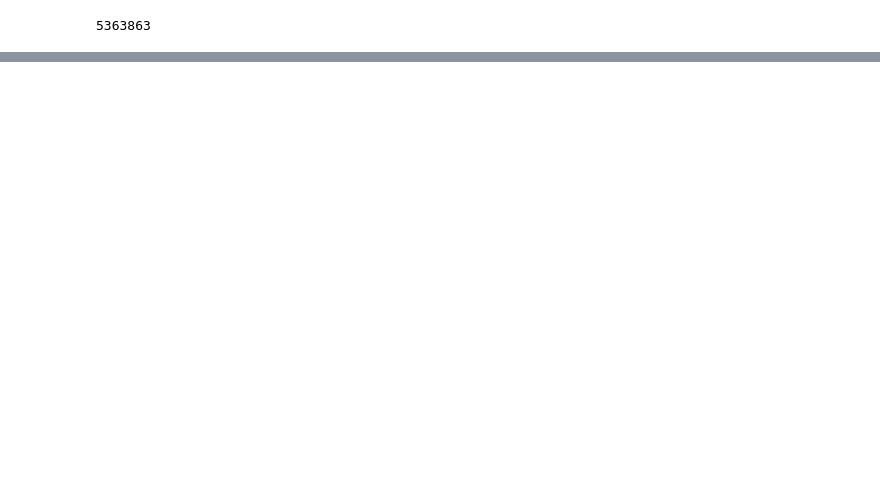
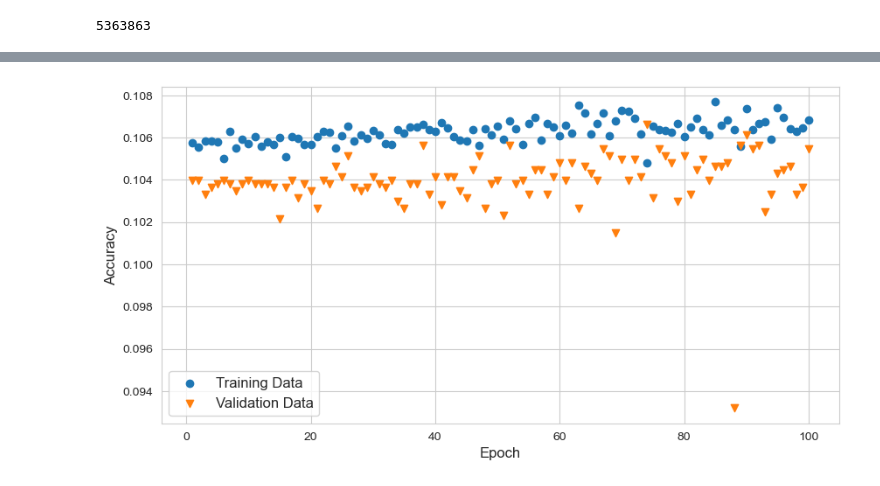
Before and after one commit to Ym012/Protein-prediction, a Jupyter notebook: Protein Function Prediction Code.ipynb, the cells around one changed output, grey strips where cells are left out. Drawn from its saved outputs; the diff is of its cells as text; code cells hidden in the pictures; blank space fills up the shorter version.

Commit message:
Add files via upload
Code after running 100 epochs

```diff
--- a/Protein Function Prediction Code.ipynb
+++ b/Protein Function Prediction Code.ipynb
@@ -319,0 +464,8 @@ protein_train.shape[0]
+# %%
+# create the model
+model1 = models.Sequential()
+model1.add(Embedding(input_dim=np.max(X_train_padded) + 1, output_dim=64, input_length=max_sequence_length)) #observes sequential relationship
+model1.add(keras.layers.GlobalAveragePooling1D()) # observes overall relationship; less computationally expensive than LSTM
+model1.add(Dense(units=num_classes, activation='softmax')) #suitable for multi-class classification problems
+
+model1.summary()
@@ -319,0 +489,9 @@ protein_train.shape[0]
+# %%
+# compile the model
+model1.compile(loss='sparse_categorical_crossentropy', optimizer='adam', metrics=['accuracy'])
+# %%
+# train the model for 10 epoch to start
+#takes 5 min per epoch
+n_epochs = 10
+n_batch = 4
+model1.fit(X_train_padded, y_train, validation_data=(X_test_padded, y_test), epochs = n_epochs, batch_size = n_batch)
@@ -319,0 +530,5 @@ protein_train.shape[0]
+# %%
+# train the model for 100 epoch
+n_epochs = 100
+n_batch = 4
+history1_100 = model1.fit(X_train_padded, y_train, validation_data=(X_test_padded, y_test), epochs = n_epochs, batch_size = n_batch)
@@ -319,0 +563,24 @@ protein_train.shape[0]
+# %%
+#plot training accuracy and validation accuracy against the epoch
+sns.set_style("whitegrid")
+
+plt.figure(figsize=(10,5))
+
+plt.scatter(range(1,n_epochs+1),
+            history1_100.history['accuracy'],
+            label="Training Data")
+plt.scatter(range(1,n_epochs+1),
+            history1_100.history['val_accuracy'],
+            marker='v',
+            label="Validation Data")
+
+plt.xlabel("Epoch", fontsize=12)
+plt.ylabel("Accuracy", fontsize=12)
+
+
+plt.legend(fontsize=12)
+
+
+plt.show()
+# %% [output]
+[figure, added]
```
Also changed, not shown: parts of 64 cells of this notebook.
